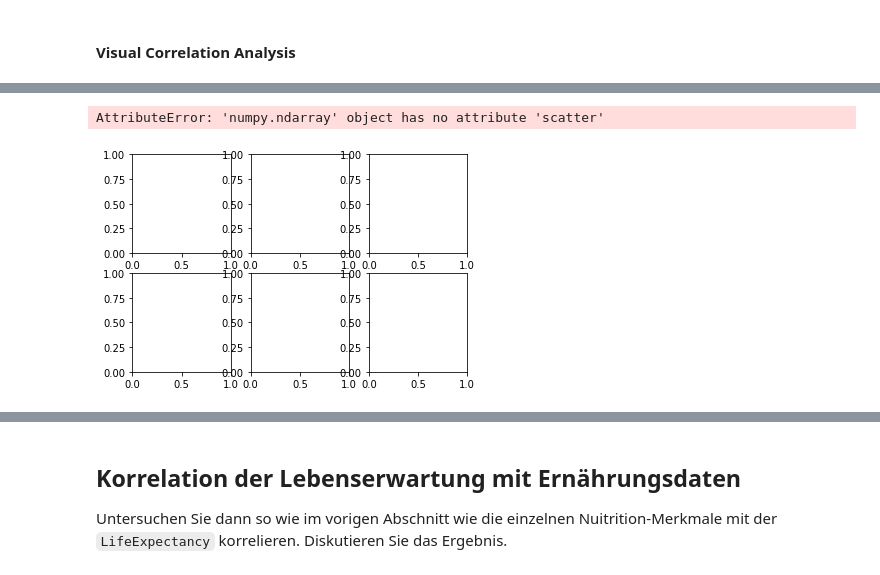
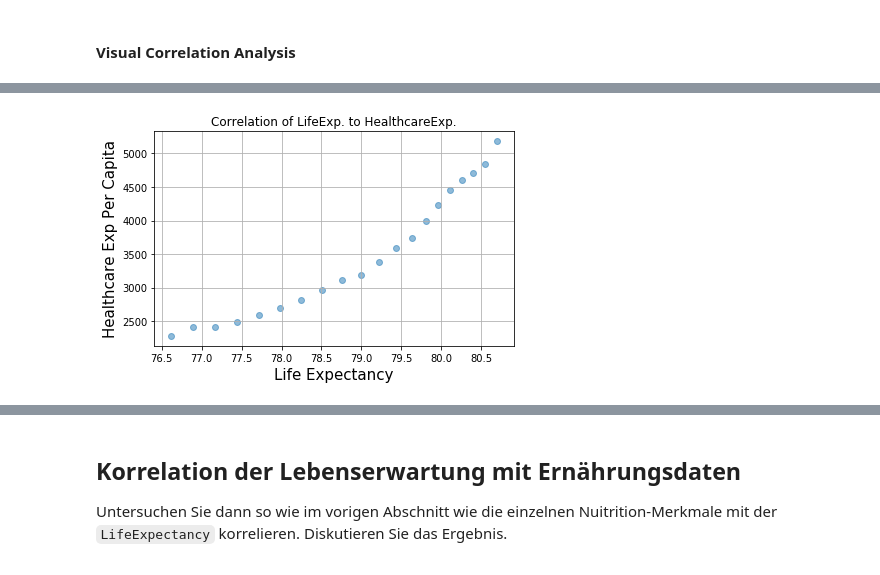
Before and after one commit to JaninaMattes/data-mining-pattern-recogntion, a Jupyter notebook: src/proj1_global_health_app/model/Project1_Global_HealthData_App.ipynb, the cells around one changed output, grey strips where cells are left out. Saved outputs shown, nothing was run; the diff lists cells and outputs as text; code cells hidden in the pictures.

Commit message:
src: Adjust life exp correlation pearson cor

```diff
--- a/src/proj1_global_health_app/model/Project1_Global_HealthData_App.ipynb
+++ b/src/proj1_global_health_app/model/Project1_Global_HealthData_App.ipynb
@@ -543,14 +540,12 @@ print(np_data)
 header = ['Entity', 'Code', 'Year', 'LifeExpectancy', 'GDPperCapita', 'AnnualHealthcarExpPerCapita']
 
 # Initialize the empty values
-years = []
 life_exp = []
 gdp_cap = []
 ann_health = []
 
 # Iterate through each row in matrix
 for row in np_data:
-    years.append(row[2])
     life_exp.append(row[3])
     gdp_cap.append(row[4])
     ann_health.append(row[5])
@@ -557,15 +568,14 @@ for row in np_data:
 # %%
 fig, ax = plt.subplots()
-ax.scatter(years[:], life_exp[:], alpha=0.5)
+ax.scatter(life_exp[:], ann_health[:], alpha=0.5)
 
-ax.set_xlabel('Timeline in years', fontsize=15)
-ax.set_ylabel('Life Expectancy in years', fontsize=15)
-ax.set_title('Lifeexpectancy per year')
+ax.set_xlabel('Life Expectancy', fontsize=15)
+ax.set_ylabel('Healthcare Exp Per Capita', fontsize=15)
+ax.set_title('Correlation of LifeExp. to HealthcareExp.')
 
 ax.grid(True)
 fig.tight_layout()
 
 plt.show()
 # %% [output]
-AttributeError: 'numpy.ndarray' object has no attribute 'scatter'
-[figure, old version]
+[figure, new version]
```
Also changed, not shown: parts of 13 cells of this notebook.
